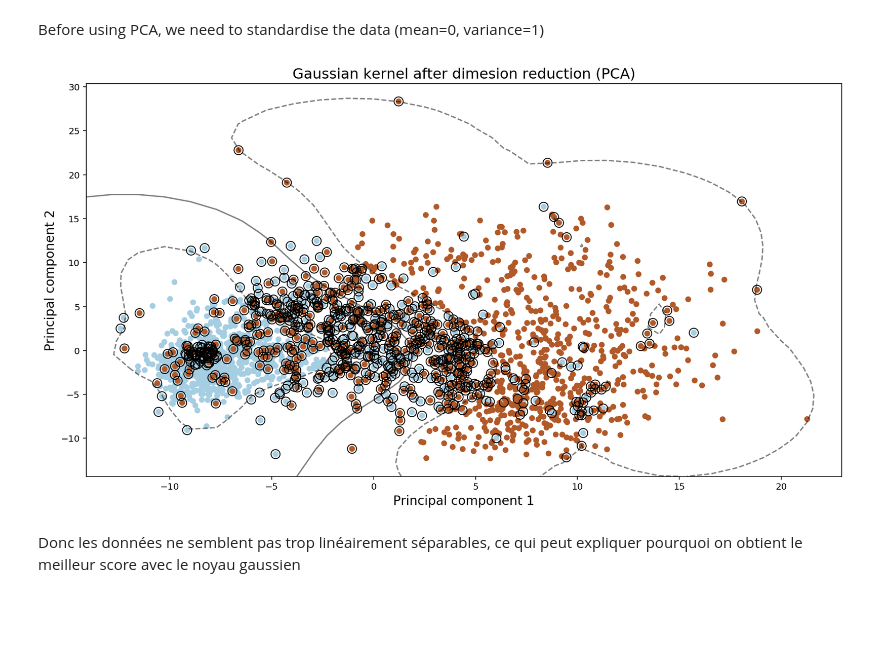
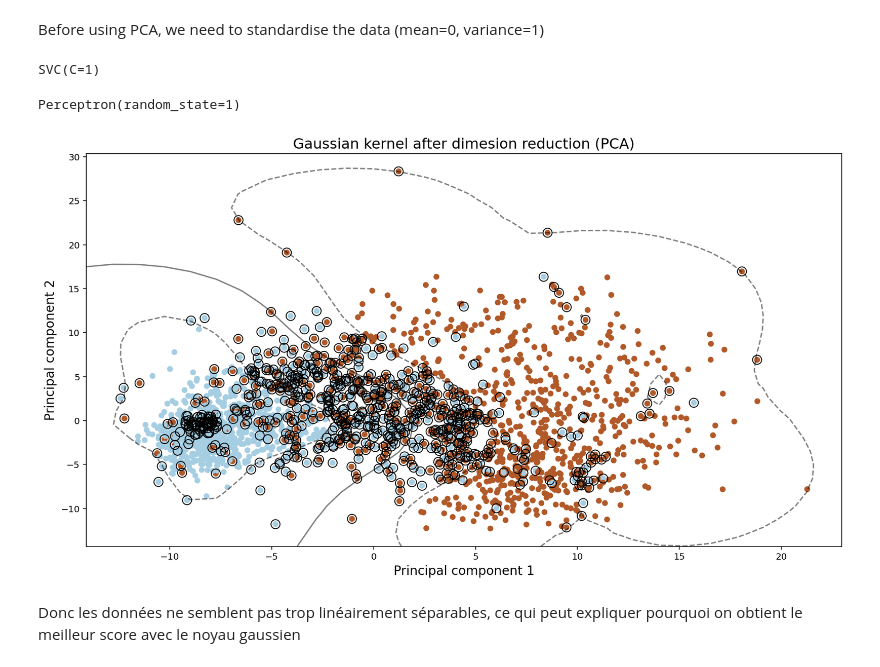
Before and after one commit to Victor-Manach/SD210, a Jupyter notebook: Binary_classification.ipynb, the cells around one changed output. Cells and saved outputs as stored; diff of their text form; code cells hidden in the pictures; blank space fills up the shorter version.

Commit message:
Train neural networks for each task, they perform quite well

```diff
--- a/Binary_classification.ipynb
+++ b/Binary_classification.ipynb
@@ -48,3 +47,6 @@ y_train = np.concatenate((y_ant, y_grapes), axis=0)
+# %%
+X_train, y_train = shuffle(X_train, y_train, random_state=0)
+X_test, y_test = shuffle(X_test, y_test, random_state=0)
 # %% [markdown]
 # Use SVM to separate data
 # %% [markdown]
@@ -64,6 +63,7 @@ clf_lin.score(X_test, y_test)
 # %% [markdown]
 ## SVC with gaussian kernel
 # %%
-clf_rbf = SVC(kernel='rbf', C=1)
+%%time
+clf_rbf = SVC(kernel='rbf', C=2.5)
 clf_rbf.fit(X_train, y_train)
 # %% [output]
@@ -79,0 +79,5 @@ clf_rbf.score(X_test, y_test)
+# %%
+%%time
+clf_rbf_cv = GridSearchCV(SVC(kernel='linear'), param_grid={'C':np.logspace(-10,-8,10)})
+clf_rbf_cv.fit(X_train, y_train)
+print(clf_rbf_cv.best_params_)
@@ -103,38 +117,44 @@ X_s_test = StandardScaler().fit_transform(X_test)
 pca = PCA(n_components=2)
 X_2d = pca.fit_transform(X_s_train)
 X_test_2d = pca.fit_transform(X_s_test)
+# %%
+clf_pca = SVC(kernel='rbf', C=1)
+clf_pca.fit(X_2d, y_train)
+# %% [output]
+SVC(C=1)
+# %%
+percep_pca = Perceptron(tol=1e-3, random_state=1)
+percep_pca.fit(X_2d, y_train)
+# %% [output]
+Perceptron(random_state=1)
 # %%
-clf_pca = SVC(kernel='rbf', C=1, degree=6)
-clf_pca.fit(X_2d, y_train)
-percep_pca = Perceptron(tol=1e-3, random_state=1)
-percep_pca.fit(X_2d, y_train)
 plt.figure(figsize=(15,8))
 # plot the results in 2D to better understand the distribution of the data, plot with two different colors to see the classes
 plt.scatter(X_2d[:, 0], X_2d[:, 1], c=y_train, s=30, cmap=plt.cm.Paired)
 
 # plot the decision function
 ax = plt.gca()
 xlim = ax.get_xlim()
 ylim = ax.get_ylim()
 
 # create grid to evaluate model
 xx = np.linspace(xlim[0], xlim[1], 30)
 yy = np.linspace(ylim[0], ylim[1], 30)
 YY, XX = np.meshgrid(yy, xx)
 xy = np.vstack([XX.ravel(), YY.ravel()]).T
 Z = clf_pca.decision_function(xy).reshape(XX.shape)
 
 # plot decision boundary and margins
 ax.contour(XX, YY, Z, colors='k', levels=[-1, 0, 1], alpha=0.5,
            linestyles=['--', '-', '--'])
 # plot support vectors
 ax.scatter(clf_pca.support_vectors_[:, 0], clf_pca.support_vectors_[:, 1], s=100, linewidth=1, facecolors='none', edgecolors='k')
 plt.title('Gaussian kernel after dimesion reduction (PCA)', size=16)
 plt.xlabel('Principal component 1', size=14)
 plt.ylabel('Principal component 2', size=14)
 plt.show()
 # %% [output]
-[figure, old version]
+[figure, new version]
 # %% [markdown]
 Donc les données ne semblent pas trop linéairement séparables, ce qui peut expliquer pourquoi on obtient le meilleur score avec le noyau gaussien
 # %%
```
Also changed, not shown: parts of 32 cells of this notebook, 2 other files.
